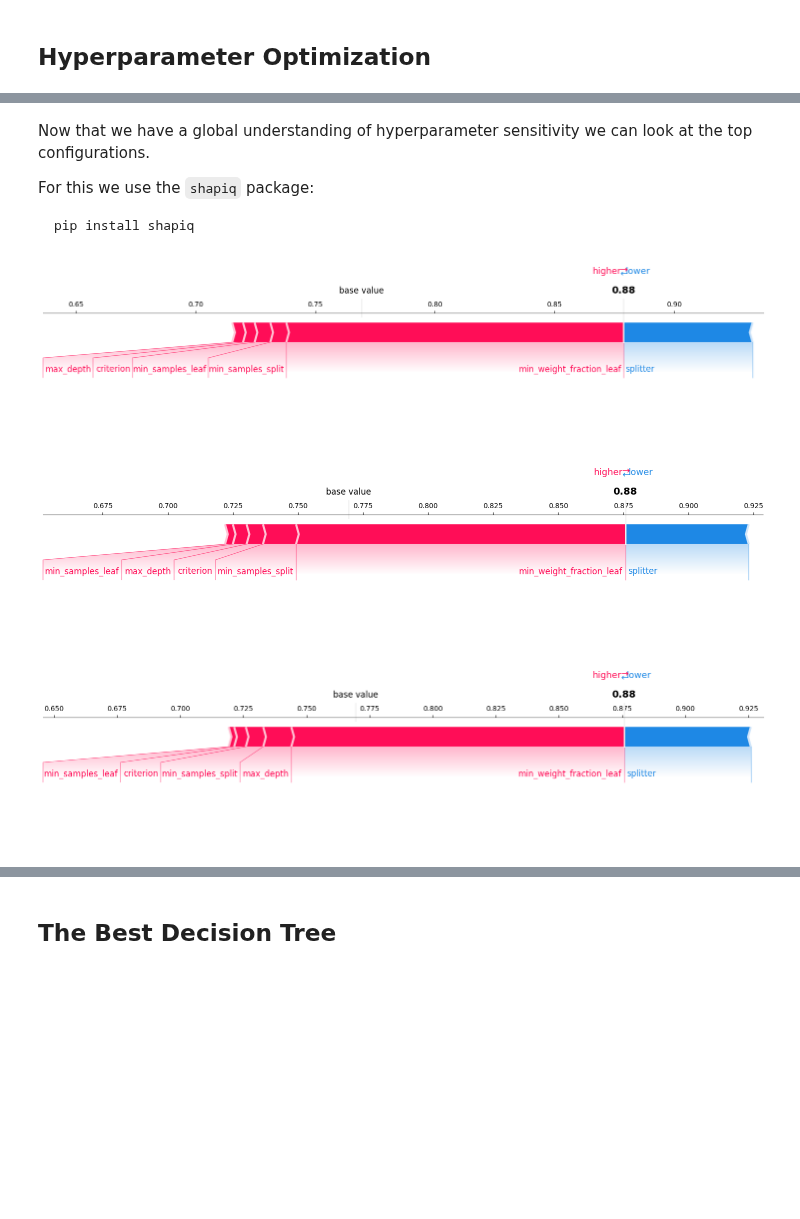
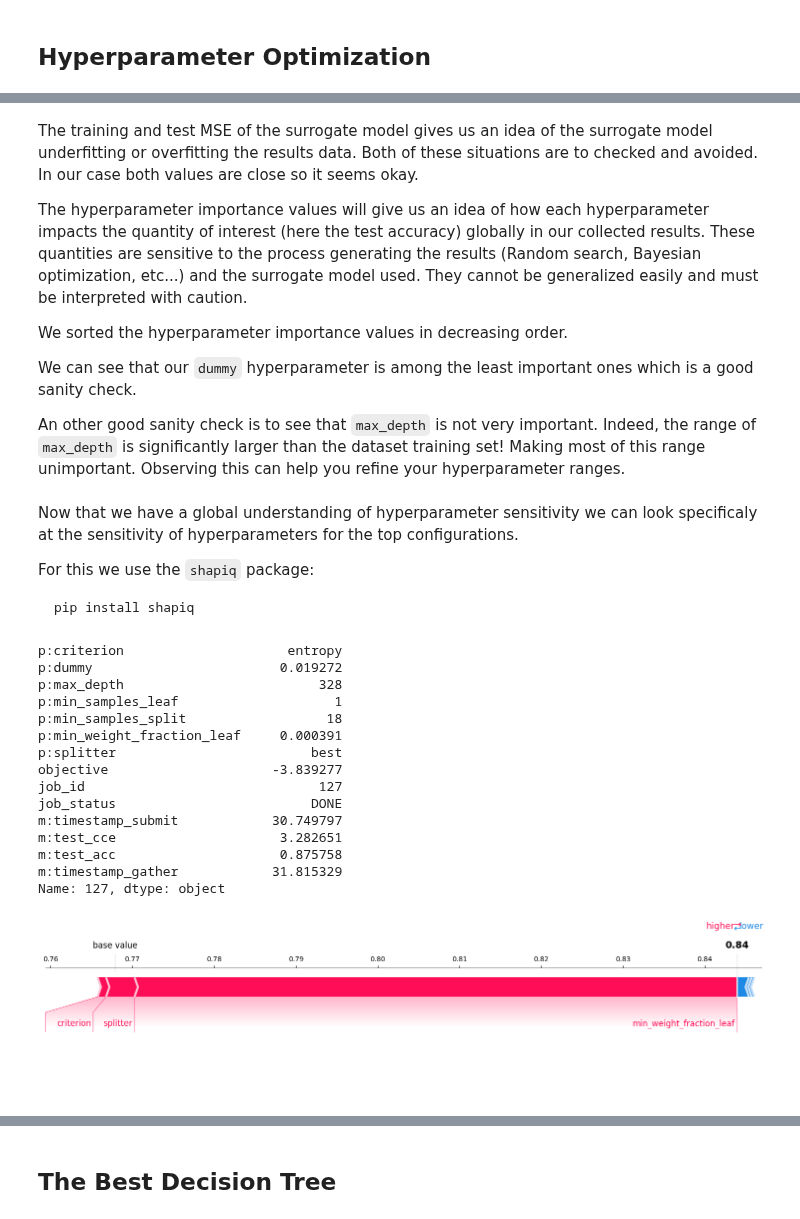
Before and after one commit to deephyper/tutorials, a Jupyter notebook: tutorials/notebooks/08_HPO_and_explainability/tutorial.ipynb, the cells around one changed output, grey strips where cells are left out. Saved outputs shown, nothing was run; the diff lists cells and outputs as text; code cells hidden in the pictures; blank space fills up the shorter version.

```diff
--- a/tutorials/notebooks/08_HPO_and_explainability/tutorial.ipynb
+++ b/tutorials/notebooks/08_HPO_and_explainability/tutorial.ipynb
@@ -156,7 +157,11 @@ def run(job, model_checkpoint_dir=".", verbose=True, show_plots=False):
     (x, y), (vx, vy) = load_data_train_valid(verbose=verbose)
     _, (tx, ty) = load_data_train_test()
 
-    model = DecisionTreeClassifier(**job.parameters)
+    # We just remove the dummy HP
+    model_kwargs = job.parameters.copy()
+    model_kwargs.pop("dummy")
+
+    model = DecisionTreeClassifier(**model_kwargs)
 
     if verbose:
         print(model)
@@ -177,6 +182,7 @@ def run(job, model_checkpoint_dir=".", verbose=True, show_plots=False):
 
     if show_plots:
         plt.figure(figsize=(WIDTH_PLOTS, HEIGHT_PLOTS))
+        plt.title("Decision Boundary")
         plot_decision_boundary_decision_tree(
             tx, ty, model, steps=1000, color_map="viridis"
         )
@@ -187,6 +193,7 @@ def run(job, model_checkpoint_dir=".", verbose=True, show_plots=False):
         plt.show()
 
     test_cce = log_loss(ty, model.predict_proba(tx))
+    test_acc = accuracy_score(ty, model.predict(tx))
 
     # The score is negated for maximization
     # The score is -Categorical Cross Entropy/LogLoss
@@ -213,6 +220,11 @@ def create_hpo_problem():
     problem.add_hyperparameter((1, 20), "min_samples_leaf", default_value=1)
     problem.add_hyperparameter((0.0, 0.5), "min_weight_fraction_leaf", default_value=0.0)
 
+    # We add a dummy hyperparameter as an indicator for our hyperparameter analysis
+    # The idea is that by construction we know this hyperparameter does not have any impact
+    # On the performance of our decision tree
+    problem.add_hyperparameter((0.0, 1.0), "dummy")
+
     return problem
 
 create_hpo_problem()
@@ -354,16 +385,23 @@ Finally we print the hyperparameter importance (based on permutation importance
 # %%
+from sklearn.model_selection import train_test_split
+
+
 surrogate_model = search.get_surrogate_model()
 hyperparameter_names = surrogate_model.hyperparameter_names
 
 X = results[[f"p:{n}" for n in hyperparameter_names]].values
 y = results["m:test_acc"].values
-surrogate_model.fit(X, y)
 
-topk = results.nlargest(columns=["m:test_acc"], n=3).index.values
+X_train, X_test, y_train, y_test = train_test_split(X, y, test_size=0.33)
+surrogate_model.fit(X_train, y_train)
 
-mse = surrogate_model.evaluate(X, y)
+topk = results.nlargest(columns=["m:test_acc"], n=1).index.values
 
-print(f"MSE of the Surrogate Model: {mse:.3f}")
+mse_train = surrogate_model.evaluate(X_train, y_train)
+mse_test = surrogate_model.evaluate(X_test, y_test)
+
+print(f"Training MSE of the Surrogate Model: {mse_train:.3f}")
+print(f"Test     MSE of the Surrogate Model: {mse_test:.3f}")
 
 print(f"\nHyperparameter importance:")
 hp_imp = surrogate_model.hyperparameter_importance(X, y, n_repeats=20)
@@ -389,5 +429,15 @@ Hyperparameter importance:
+# %% [markdown]
+The training and test MSE of the surrogate model gives us an idea of the surrogate model underfitting or overfitting the results data. Both of these situations are to checked and avoided. In our case both values are close so it seems okay.
+
+The hyperparameter importance values will give us an idea of how each hyperparameter impacts the quantity of interest (here the test accuracy) globally in our collected results. These quantities are sensitive to the process generating the results (Random search, Bayesian optimization, etc...) and the surrogate model used. They cannot be generalized easily and must be interpreted with caution.
+
+We sorted the hyperparameter importance values in decreasing order.
+
+We can see that our `dummy` hyperparameter is among the least important ones which is a good sanity check.
+
+An other good sanity check is to see that `max_depth` is not very important. Indeed, the range of `max_depth` is significantly larger than the dataset training set! Making most of this range unimportant. Observing this can help you refine your hyperparameter ranges.
 # %% [markdown]
-Now that we have a global understanding of hyperparameter sensitivity we can look at the top configurations.
+Now that we have a global understanding of hyperparameter sensitivity we can look specificaly at the sensitivity of hyperparameters for the top configurations.
 
 For this we use the `shapiq` package:
 
@@ -397,21 +447,29 @@ pip install shapiq
 # %%
 import shapiq
 
-X_sample = surrogate_model.space.rvs(n_samples=len(X))
-X_sample = np.asarray(X_sample)
-for i, hp_name in enumerate(hyperparameter_names):
-    if hp_name not in important_hyperparameters:
-        X[:,i] = X_sample[:,i]
-
-explainer = shapiq.Explainer(
+explainer = shapiq.TabularExplainer(
     model=surrogate_model,
     data=X,
     index="SV",  # Shapley values
 )
 for i in topk:
-    shapley_values = explainer.explain(X[i])
+    print(results.loc[i])
+    shapley_values = explainer.explain(X[i], budget=1024)
     shapley_values.plot_force(feature_names=hyperparameter_names, abbreviate=False)
 # %% [output]
+p:criterion                     entropy
+p:dummy                        0.019272
+p:max_depth                         328
+p:min_samples_leaf                    1
+p:min_samples_split                  18
+p:min_weight_fraction_leaf     0.000391
+p:splitter                         best
+objective                     -3.839277
+job_id                              127
+job_status                         DONE
+m:timestamp_submit            30.749797
+m:test_cce                     3.282651
+m:test_acc                     0.875758
+m:timestamp_gather            31.815329
+Name: 127, dtype: object
-[figure, old version]
+[figure, new version]
-[figure, removed]
-[figure, removed]
```
Also changed, not shown: parts of 14 cells of this notebook.
